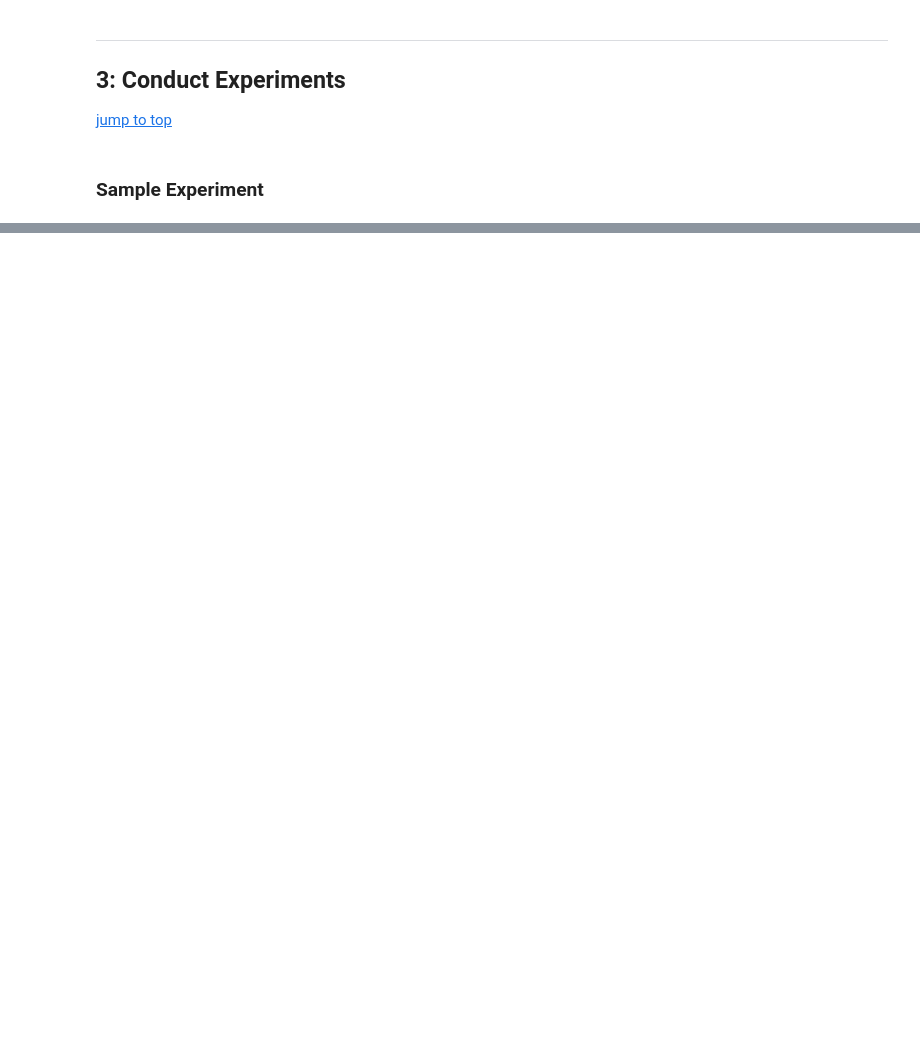
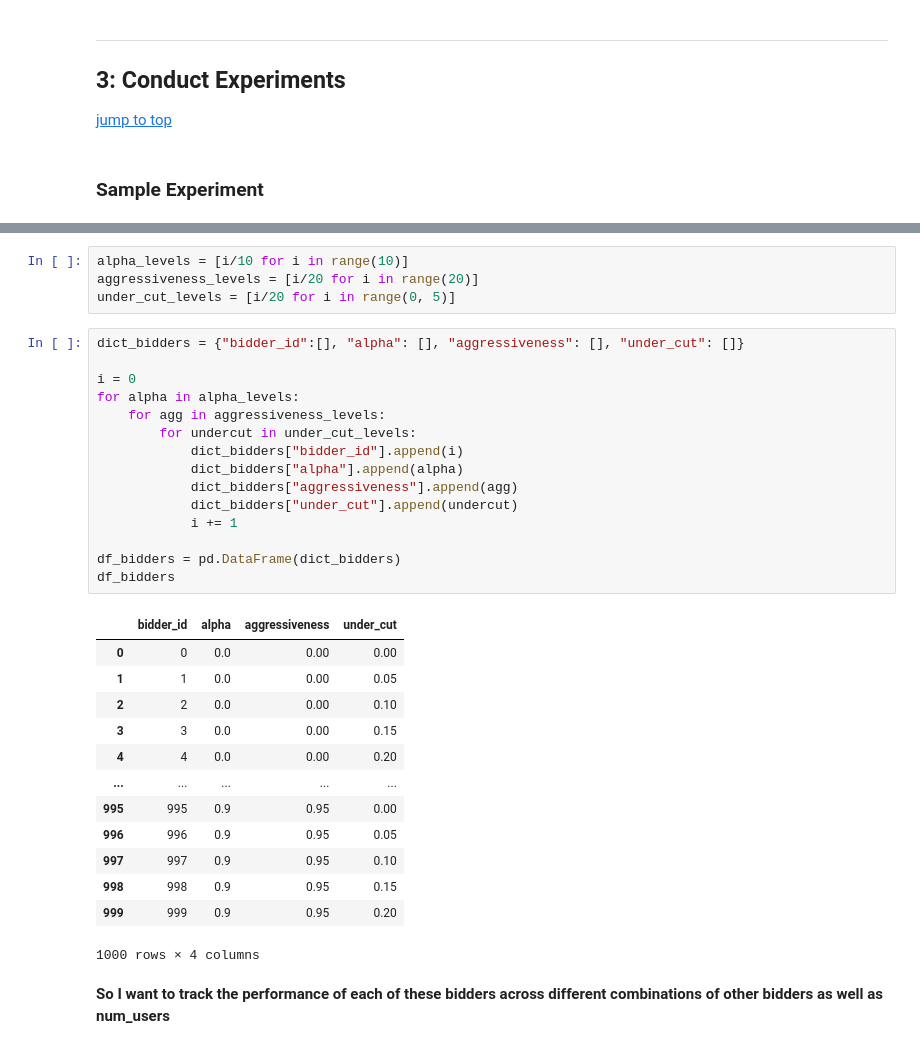
Before and after one commit to cbwright11/second-price-auction, a Jupyter notebook: Experiments.ipynb, the cells around one changed output, grey strips where cells are left out. Drawn from its saved outputs; the diff is of its cells as text; blank space fills up the shorter version.

```diff
--- a/Experiments.ipynb
+++ b/Experiments.ipynb
@@ -84,0 +91,35 @@ auction.plot_history()
+# %%
+alpha_levels = [i/10 for i in range(10)]
+aggressiveness_levels = [i/20 for i in range(20)]
+under_cut_levels = [i/20 for i in range(0, 5)]
+# %%
+dict_bidders = {"bidder_id":[], "alpha": [], "aggressiveness": [], "under_cut": []}
+
+i = 0
+for alpha in alpha_levels:
+    for agg in aggressiveness_levels:
+        for undercut in under_cut_levels:
+            dict_bidders["bidder_id"].append(i)
+            dict_bidders["alpha"].append(alpha)
+            dict_bidders["aggressiveness"].append(agg)
+            dict_bidders["under_cut"].append(undercut)
+            i += 1
+
+df_bidders = pd.DataFrame(dict_bidders)
+df_bidders
+# %% [output]
+|  | bidder_id | alpha | aggressiveness | under_cut |
+| 0 | 0 | 0.0 | 0.00 | 0.00 |
+| 1 | 1 | 0.0 | 0.00 | 0.05 |
+| 2 | 2 | 0.0 | 0.00 | 0.10 |
+| 3 | 3 | 0.0 | 0.00 | 0.15 |
+| 4 | 4 | 0.0 | 0.00 | 0.20 |
+| ... | ... | ... | ... | ... |
+| 995 | 995 | 0.9 | 0.95 | 0.00 |
+| 996 | 996 | 0.9 | 0.95 | 0.05 |
+| 997 | 997 | 0.9 | 0.95 | 0.10 |
+| 998 | 998 | 0.9 | 0.95 | 0.15 |
+| 999 | 999 | 0.9 | 0.95 | 0.20 |
+1000 rows × 4 columns
+# %% [markdown]
+**So I want to track the performance of each of these bidders across different combinations of other bidders as well as num_users**
```
Also changed, not shown: parts of 6 cells of this notebook, 1 other file.
